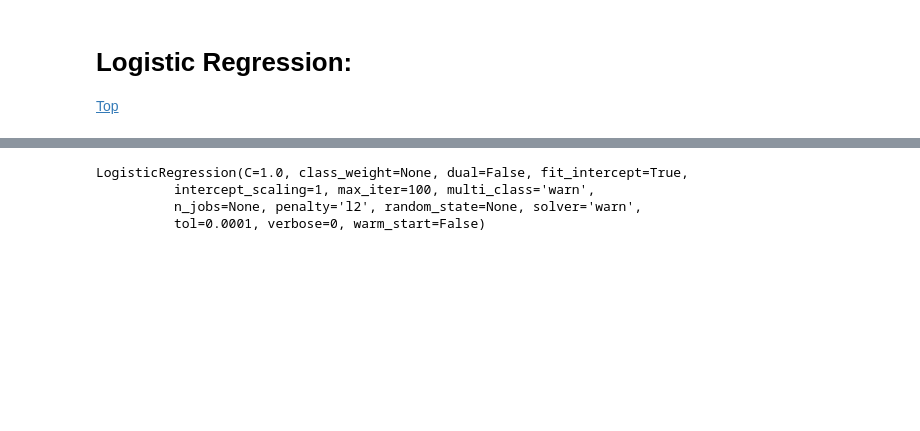
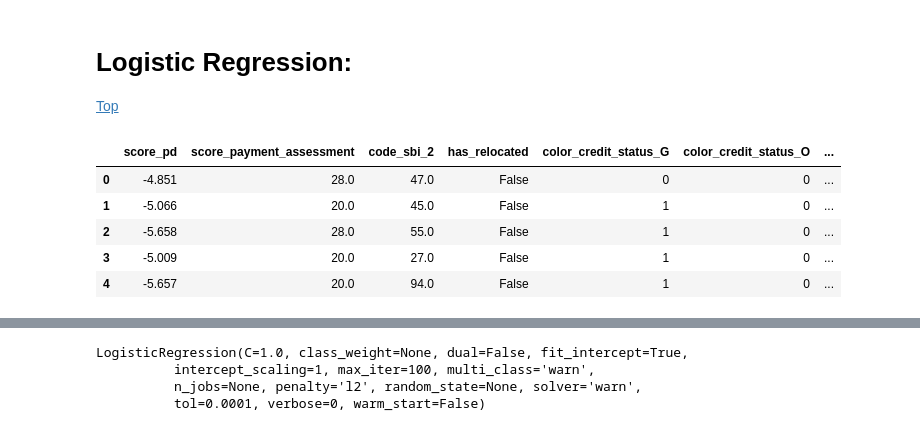
Before and after one commit to mark-me/relocation_indicator, a Jupyter notebook: Notebooks/Data_Exploration/logistic_regression.ipynb, the cells around one changed output, grey strips where cells are left out. Saved outputs shown, nothing was run; the diff lists cells and outputs as text; code cells hidden in the pictures; blank space fills up the shorter version.

```diff
--- a/Notebooks/Data_Exploration/logistic_regression.ipynb
+++ b/Notebooks/Data_Exploration/logistic_regression.ipynb
@@ -75,4 +102,15 @@ Name: has_relocated, dtype: float64
 
 <a href=#top>Top</a>
 # %%
-feature_cols = ['score_pd', 'score_payment_assessment', 'code_sbi_2']
+feature_cols = ['score_pd', 'score_payment_assessment', 'code_sbi_2', 'color_credit_status']
+# %%
+data_to_model = data_df[feature_cols + ['has_relocated']]
+# %%
+data_to_model.head()
+# %% [output]
+|  | score_pd | score_payment_assessment | code_sbi_2 | has_relocated | color_credit_status_G | color_credit_status_O | ... |
+| 0 | -4.851 | 28.0 | 47.0 | False | 0 | 0 | ... |
+| 1 | -5.066 | 20.0 | 45.0 | False | 1 | 0 | ... |
+| 2 | -5.658 | 28.0 | 55.0 | False | 1 | 0 | ... |
+| 3 | -5.009 | 20.0 | 27.0 | False | 1 | 0 | ... |
+| 4 | -5.657 | 20.0 | 94.0 | False | 1 | 0 | ... |
```
Also changed, not shown: parts of 40 cells of this notebook.
